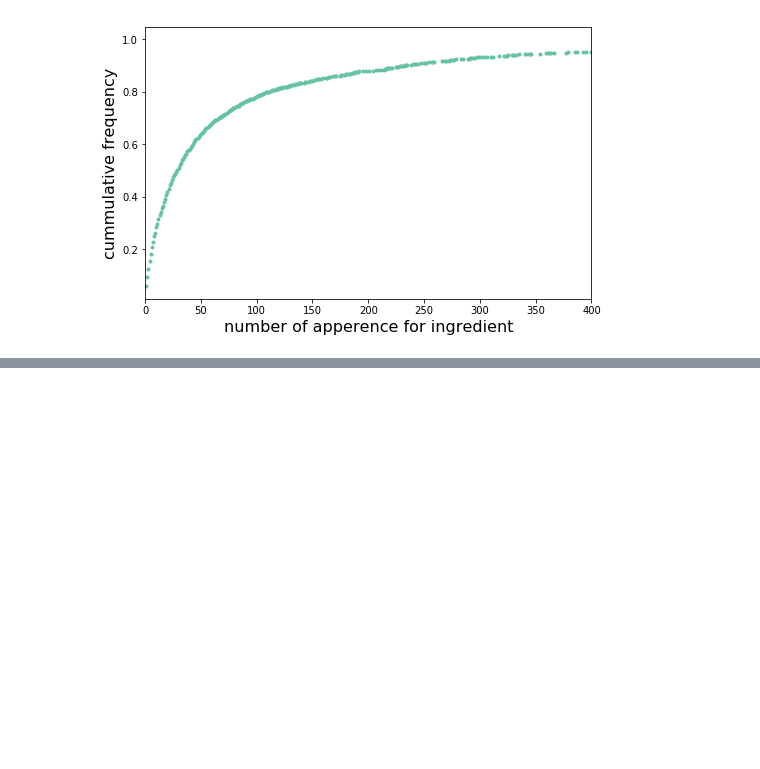
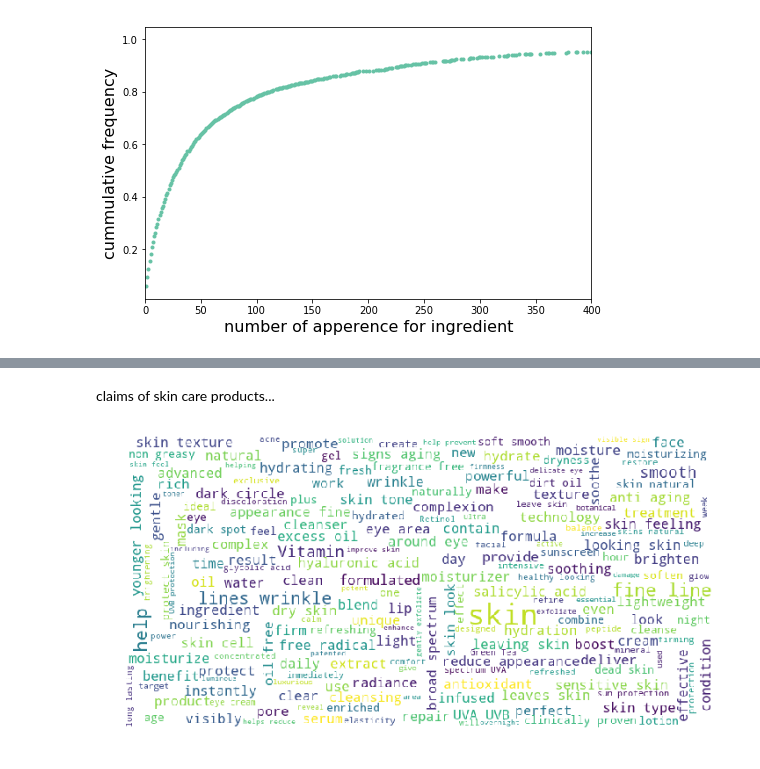
Before and after one commit to NoxMoon/inside_beauty, a Jupyter notebook: eda/exploratory_data_analysis.ipynb, the cells around one changed output, grey strips where cells are left out. Drawn from its saved outputs; the diff is of its cells as text; code cells hidden in the pictures; blank space fills up the shorter version.

```diff
--- a/eda/exploratory_data_analysis.ipynb
+++ b/eda/exploratory_data_analysis.ipynb
@@ -437,0 +440,16 @@ plt.show()
+# %% [markdown]
+claims of skin care products...
+# %%
+tmp = skin_care_df.claims.fillna(' ')
+text = ' '.join(tmp)
+wordcloud = WordCloud(background_color="white",
+                      max_words=200,
+                      max_font_size=40,
+                      width=800,
+                      height=400).generate(text)
+plt.figure(figsize=(12,8))
+plt.imshow(wordcloud)
+plt.axis("off")
+plt.show()
+# %% [output]
+[figure, added]
```
Also changed, not shown: parts of 8 cells of this notebook, 3 other files.
